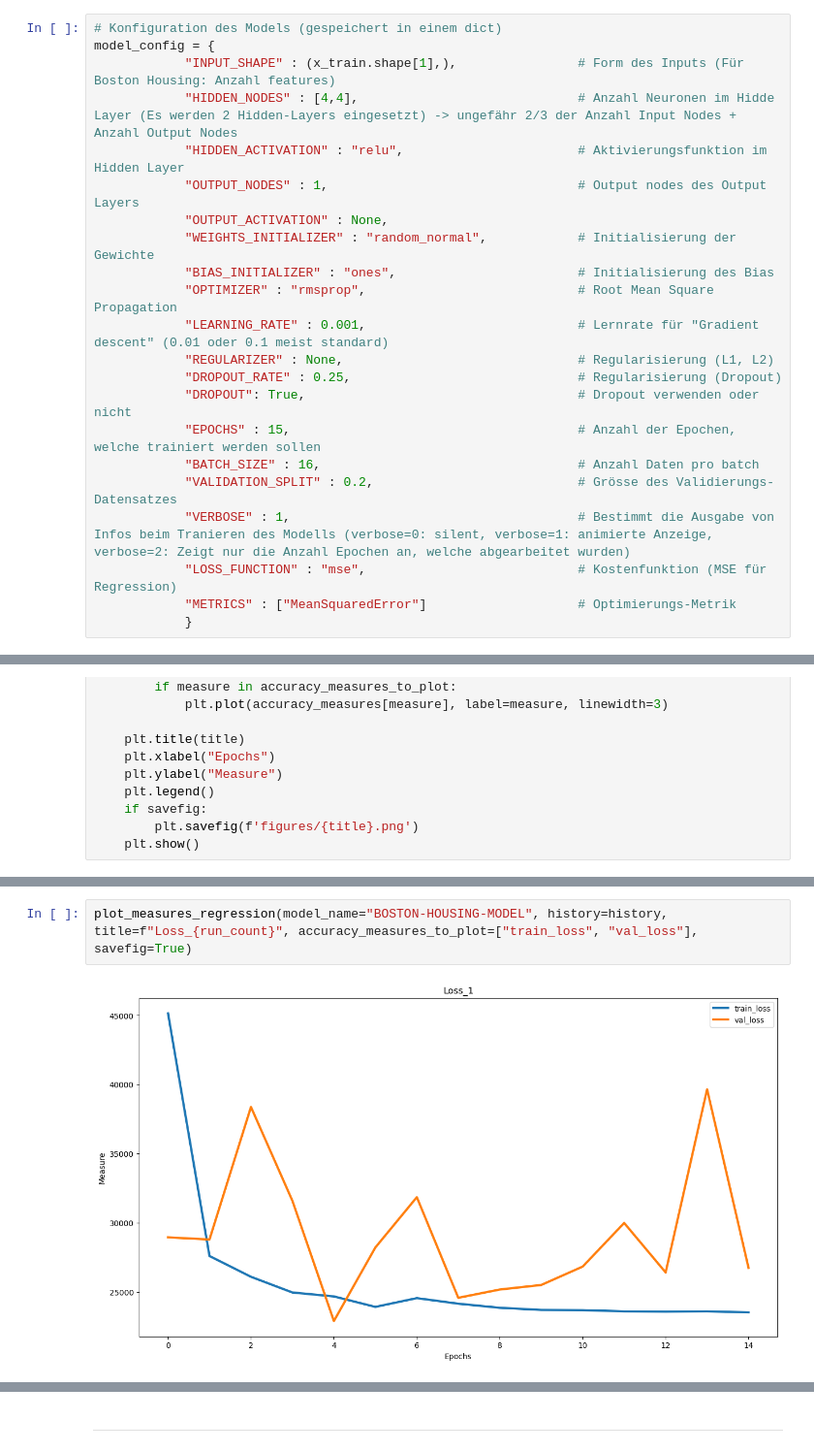
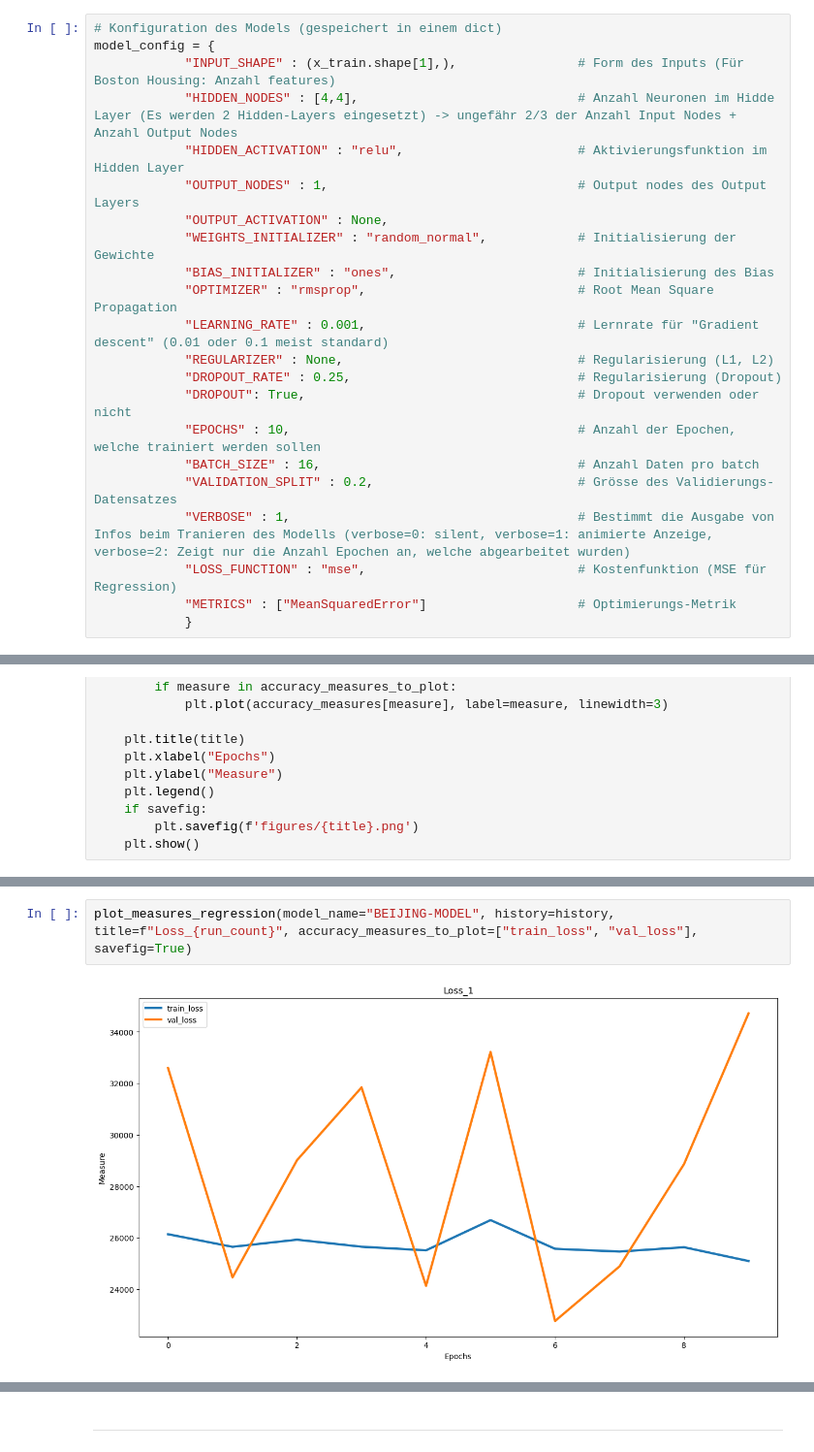
Before and after one commit to fhgr-cds-archive-class-2021/fhgr-3-s-ml-project-group-2, a Jupyter notebook: leandro/deep_learning_project/beijing_keras_leandro_gregorini.ipynb, the cells around one changed output, grey strips where cells are left out. Shown: that part at 97% size. Saved outputs shown, nothing was run; the diff lists cells and outputs as text.

```diff
--- a/leandro/deep_learning_project/beijing_keras_leandro_gregorini.ipynb
+++ b/leandro/deep_learning_project/beijing_keras_leandro_gregorini.ipynb
@@ -252,7 +252,7 @@ model_config = {
             "REGULARIZER" : None,                               # Regularisierung (L1, L2)
             "DROPOUT_RATE" : 0.25,                              # Regularisierung (Dropout)
             "DROPOUT": True,                                    # Dropout verwenden oder nicht
-            "EPOCHS" : 15,                                      # Anzahl der Epochen, welche trainiert werden sollen
+            "EPOCHS" : 10,                                      # Anzahl der Epochen, welche trainiert werden sollen
             "BATCH_SIZE" : 16,                                  # Anzahl Daten pro batch
             "VALIDATION_SPLIT" : 0.2,                           # Grösse des Validierungs-Datensatzes
             "VERBOSE" : 1,                                      # Bestimmt die Ausgabe von Infos beim Tranieren des Modells (verbose=0: silent, verbose=1: animierte Anzeige, verbose=2: Zeigt nur die Anzahl Epochen an, welche abgearbeitet wurden)
@@ -452,5 +433,5 @@ plot_measures_regression(model_name="MNIST-MODEL", history=history, title=f"MSE_
 # %%
-plot_measures_regression(model_name="BOSTON-HOUSING-MODEL", history=history, title=f"Loss_{run_count}", accuracy_measures_to_plot=["train_loss", "val_loss"], savefig=True)
+plot_measures_regression(model_name="BEIJING-MODEL", history=history, title=f"Loss_{run_count}", accuracy_measures_to_plot=["train_loss", "val_loss"], savefig=True)
 # %% [output]
-[figure, old version]
+[figure, new version]
 # %% [markdown]
```
Also changed, not shown: parts of 23 cells of this notebook, 46 other files.
